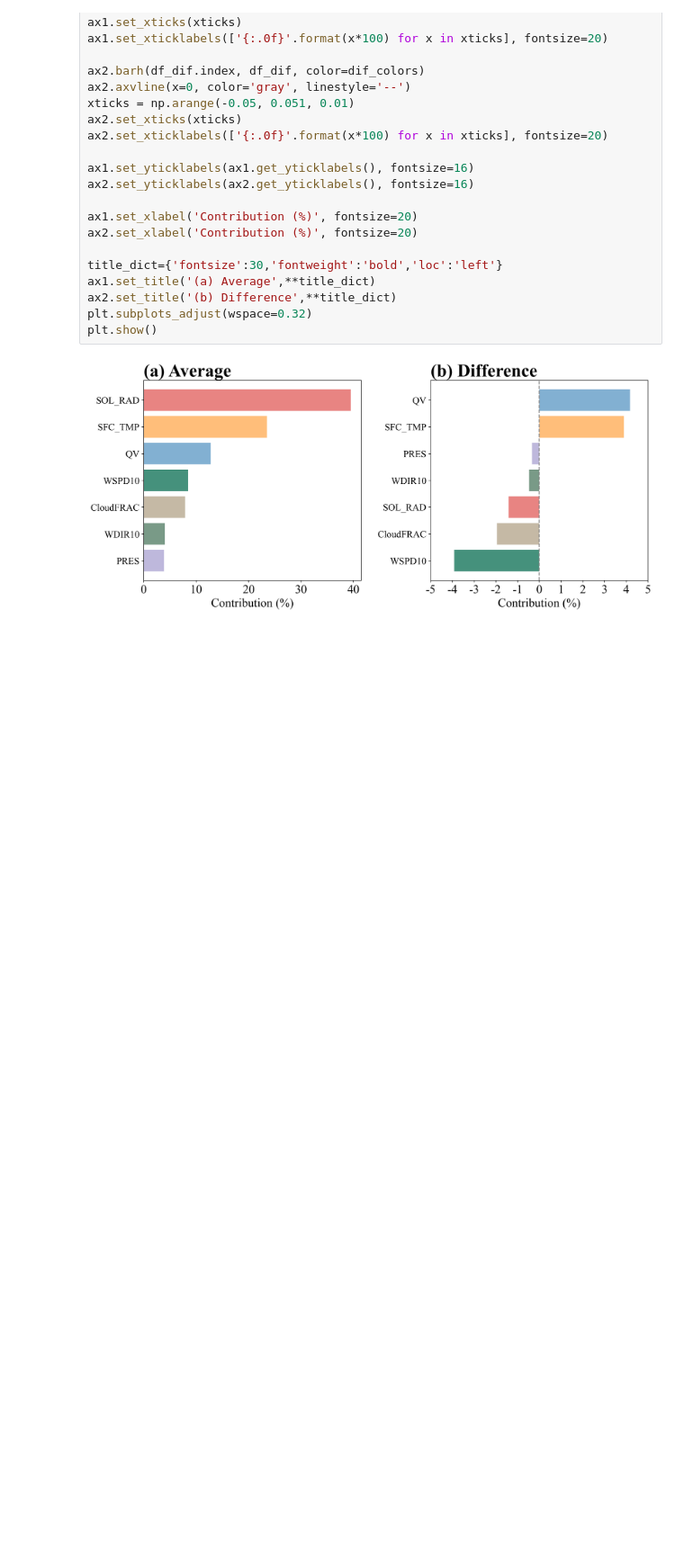
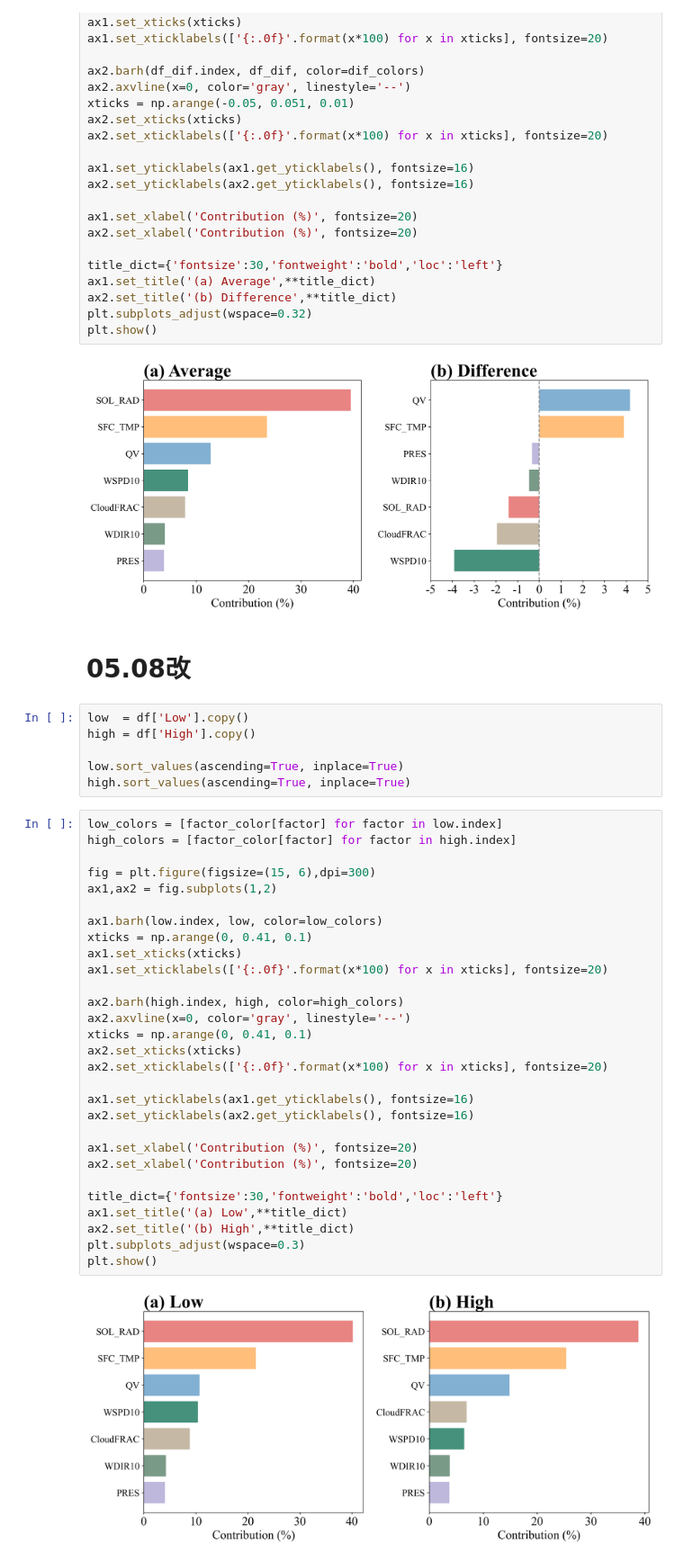
Before and after one commit to Iphisxu/MasterGRAD-Annually, a Jupyter notebook: scripts/Contributions/RandomForest/plot_PRD_barh.ipynb, the cells around one changed output. Shown at 90% size. Saved outputs shown, nothing was run; the diff lists cells and outputs as text; blank space fills up the shorter version.

```diff
--- a/scripts/Contributions/RandomForest/plot_PRD_barh.ipynb
+++ b/scripts/Contributions/RandomForest/plot_PRD_barh.ipynb
@@ -90,3 +92,42 @@ plt.subplots_adjust(wspace=0.32)
 plt.show()
 # %% [output]
 [figure]
+# %% [markdown]
+# 05.08改
+# %%
+low  = df['Low'].copy()
+high = df['High'].copy()
+
+low.sort_values(ascending=True, inplace=True)
+high.sort_values(ascending=True, inplace=True)
+# %%
+low_colors = [factor_color[factor] for factor in low.index]
+high_colors = [factor_color[factor] for factor in high.index]
+
+fig = plt.figure(figsize=(15, 6),dpi=300)
+ax1,ax2 = fig.subplots(1,2)
+
+ax1.barh(low.index, low, color=low_colors)
+xticks = np.arange(0, 0.41, 0.1)
+ax1.set_xticks(xticks)
+ax1.set_xticklabels(['{:.0f}'.format(x*100) for x in xticks], fontsize=20)
+
+ax2.barh(high.index, high, color=high_colors)
+ax2.axvline(x=0, color='gray', linestyle='--')
+xticks = np.arange(0, 0.41, 0.1)
+ax2.set_xticks(xticks)
+ax2.set_xticklabels(['{:.0f}'.format(x*100) for x in xticks], fontsize=20)
+
+ax1.set_yticklabels(ax1.get_yticklabels(), fontsize=16)
+ax2.set_yticklabels(ax2.get_yticklabels(), fontsize=16)
+
+ax1.set_xlabel('Contribution (%)', fontsize=20)
+ax2.set_xlabel('Contribution (%)', fontsize=20)
+
+title_dict={'fontsize':30,'fontweight':'bold','loc':'left'}
+ax1.set_title('(a) Low',**title_dict)
+ax2.set_title('(b) High',**title_dict)
+plt.subplots_adjust(wspace=0.3)
+plt.show()
+# %% [output]
+[figure, added]
```
Also changed, not shown: parts of 1 cell of this notebook.
